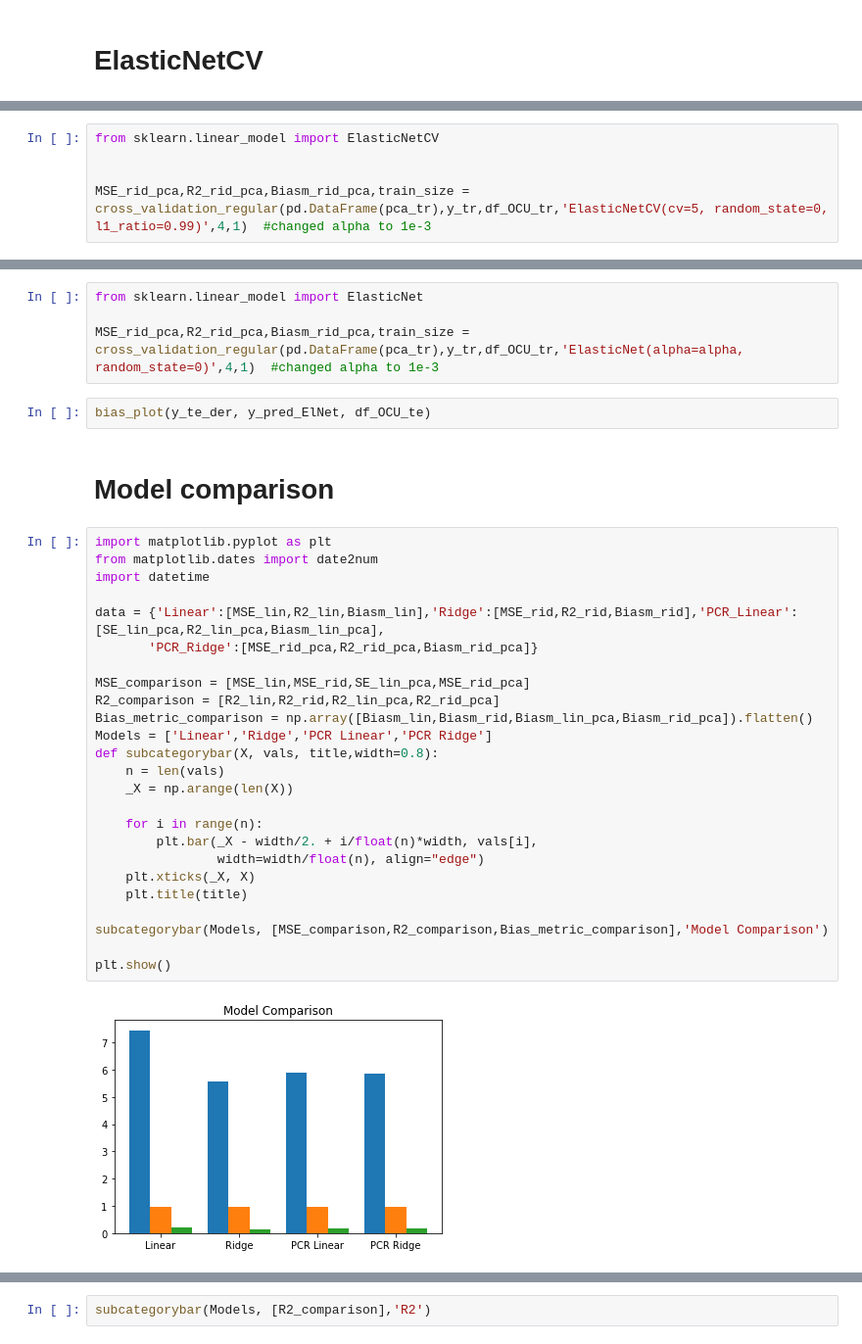
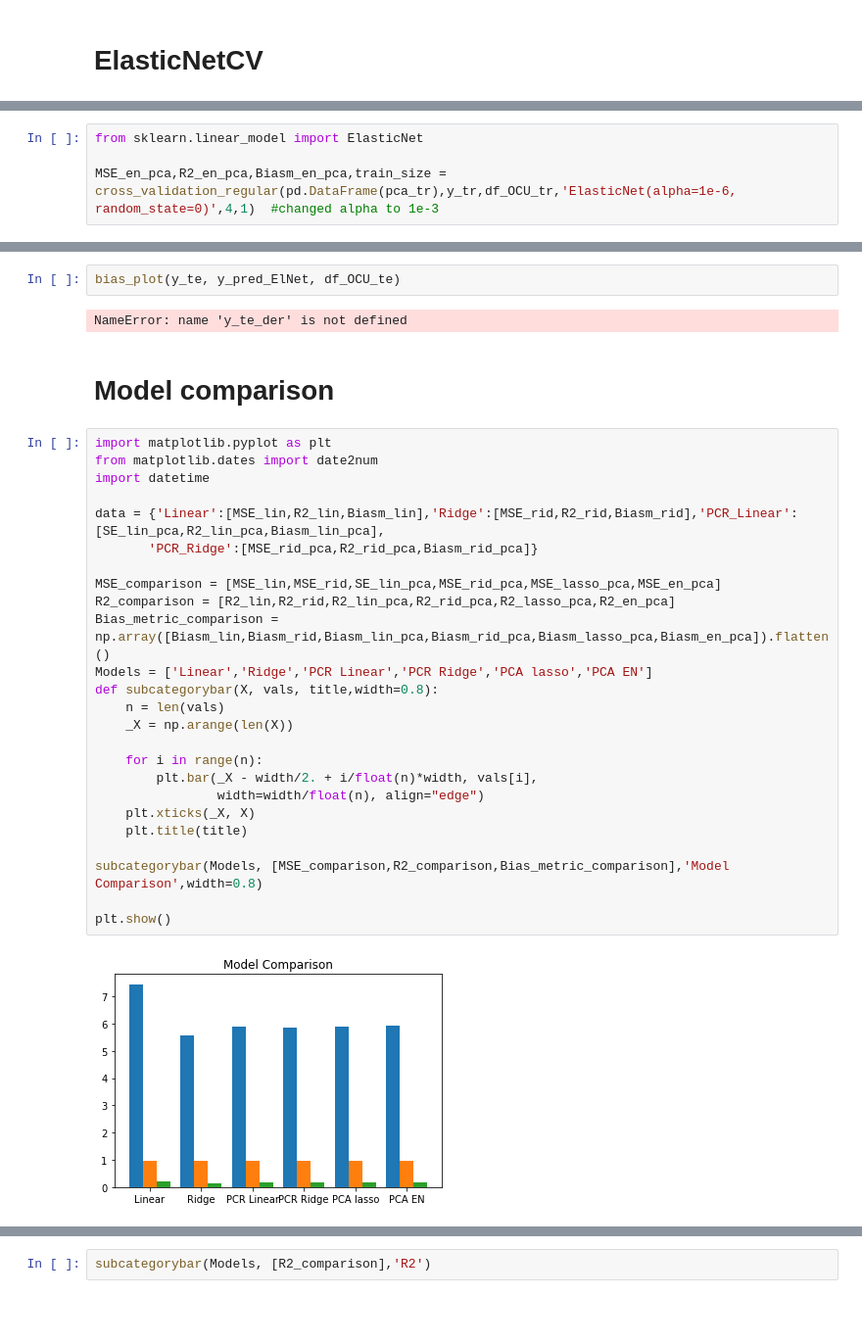
Before and after one commit to zweili/ml_project_2, a Jupyter notebook: project_2_merged.ipynb, the cells around one changed output, grey strips where cells are left out. Shown at 98% size. Saved outputs shown, nothing was run; the diff lists cells and outputs as text; blank space fills up the shorter version.

Commit message:
Added Graphs from Raph

```diff
--- a/project_2_merged.ipynb
+++ b/project_2_merged.ipynb
@@ -1246,6 +1253,5 @@ dtype: float64
 # %%
-from sklearn.linear_model import ElasticNetCV
+from sklearn.linear_model import ElasticNet
 
-
-MSE_rid_pca,R2_rid_pca,Biasm_rid_pca,train_size = cross_validation_regular(pd.DataFrame(pca_tr),y_tr,df_OCU_tr,'ElasticNetCV(cv=5, random_state=0, l1_ratio=0.99)',4,1)  #changed alpha to 1e-3
+MSE_en_pca,R2_en_pca,Biasm_en_pca,train_size = cross_validation_regular(pd.DataFrame(pca_tr),y_tr,df_OCU_tr,'ElasticNet(alpha=1e-6, random_state=0)',4,1)  #changed alpha to 1e-3
 # %% [output]
@@ -1269,38 +1271,36 @@ def bias_plot(y_right, y_pred, OCU):
-# %%
-from sklearn.linear_model import ElasticNet
-
-MSE_rid_pca,R2_rid_pca,Biasm_rid_pca,train_size = cross_validation_regular(pd.DataFrame(pca_tr),y_tr,df_OCU_tr,'ElasticNet(alpha=alpha, random_state=0)',4,1)  #changed alpha to 1e-3
 # %%
-bias_plot(y_te_der, y_pred_ElNet, df_OCU_te)
+bias_plot(y_te, y_pred_ElNet, df_OCU_te)
+# %% [output]
+NameError: name 'y_te_der' is not defined
 # %% [markdown]
 # Model comparison
 # %%
 import matplotlib.pyplot as plt
 from matplotlib.dates import date2num
 import datetime
 
 data = {'Linear':[MSE_lin,R2_lin,Biasm_lin],'Ridge':[MSE_rid,R2_rid,Biasm_rid],'PCR_Linear':[SE_lin_pca,R2_lin_pca,Biasm_lin_pca],
        'PCR_Ridge':[MSE_rid_pca,R2_rid_pca,Biasm_rid_pca]}
 
-MSE_comparison = [MSE_lin,MSE_rid,SE_lin_pca,MSE_rid_pca]
-R2_comparison = [R2_lin,R2_rid,R2_lin_pca,R2_rid_pca]
-Bias_metric_comparison = np.array([Biasm_lin,Biasm_rid,Biasm_lin_pca,Biasm_rid_pca]).flatten()
-Models = ['Linear','Ridge','PCR Linear','PCR Ridge']
+MSE_comparison = [MSE_lin,MSE_rid,SE_lin_pca,MSE_rid_pca,MSE_lasso_pca,MSE_en_pca]
+R2_comparison = [R2_lin,R2_rid,R2_lin_pca,R2_rid_pca,R2_lasso_pca,R2_en_pca]
+Bias_metric_comparison = np.array([Biasm_lin,Biasm_rid,Biasm_lin_pca,Biasm_rid_pca,Biasm_lasso_pca,Biasm_en_pca]).flatten()
+Models = ['Linear','Ridge','PCR Linear','PCR Ridge','PCA lasso','PCA EN']
 def subcategorybar(X, vals, title,width=0.8):
     n = len(vals)
     _X = np.arange(len(X))
 
     for i in range(n):
         plt.bar(_X - width/2. + i/float(n)*width, vals[i],
                 width=width/float(n), align="edge")
     plt.xticks(_X, X)
     plt.title(title)
 
-subcategorybar(Models, [MSE_comparison,R2_comparison,Bias_metric_comparison],'Model Comparison')
+subcategorybar(Models, [MSE_comparison,R2_comparison,Bias_metric_comparison],'Model Comparison',width=0.8)
 
 plt.show()
 # %% [output]
-[figure, old version]
+[figure, new version]
 # %%
 subcategorybar(Models, [MSE_comparison],'MSE')
 # %% [output]
```
Also changed, not shown: parts of 25 cells of this notebook.
